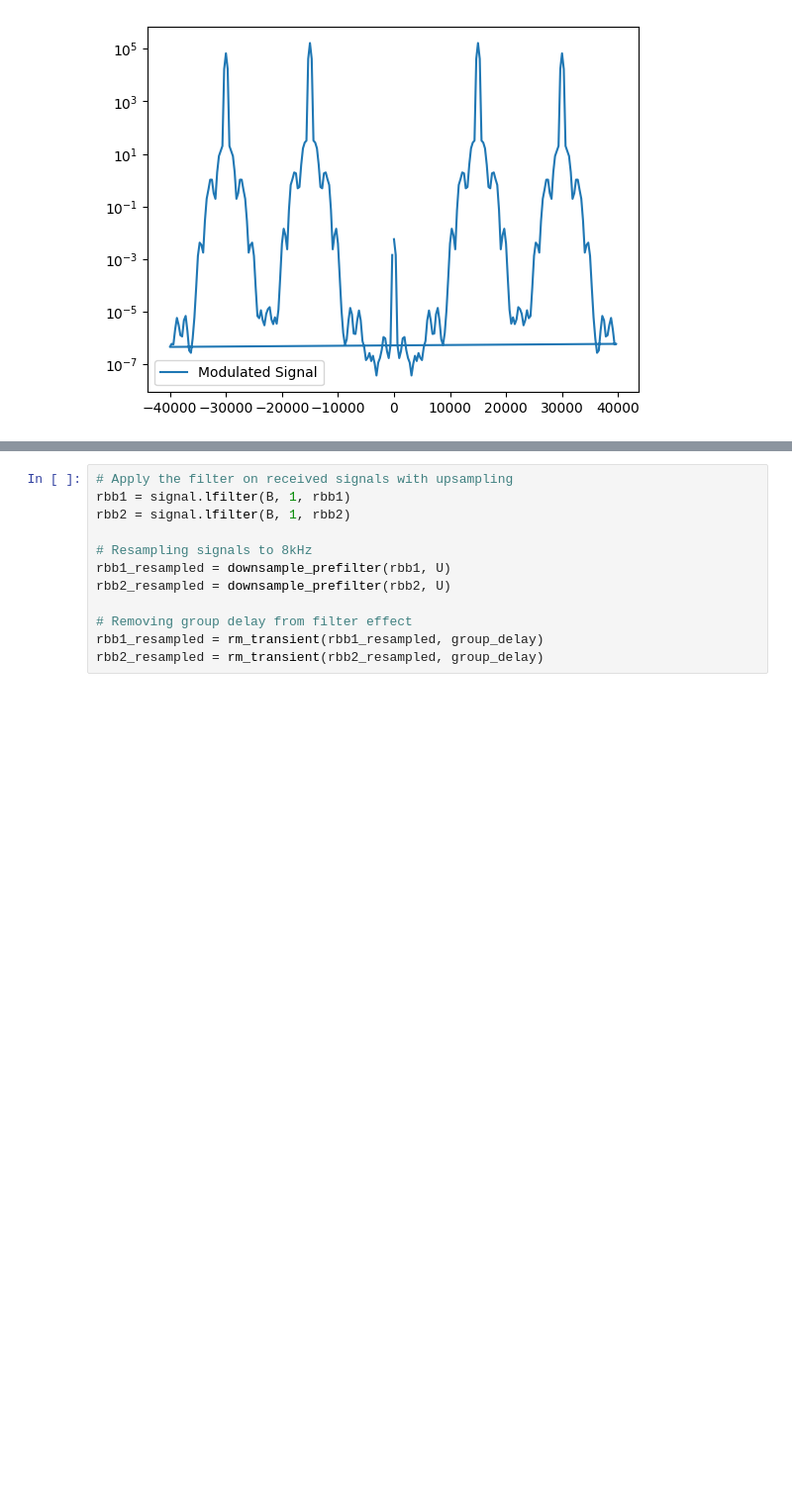
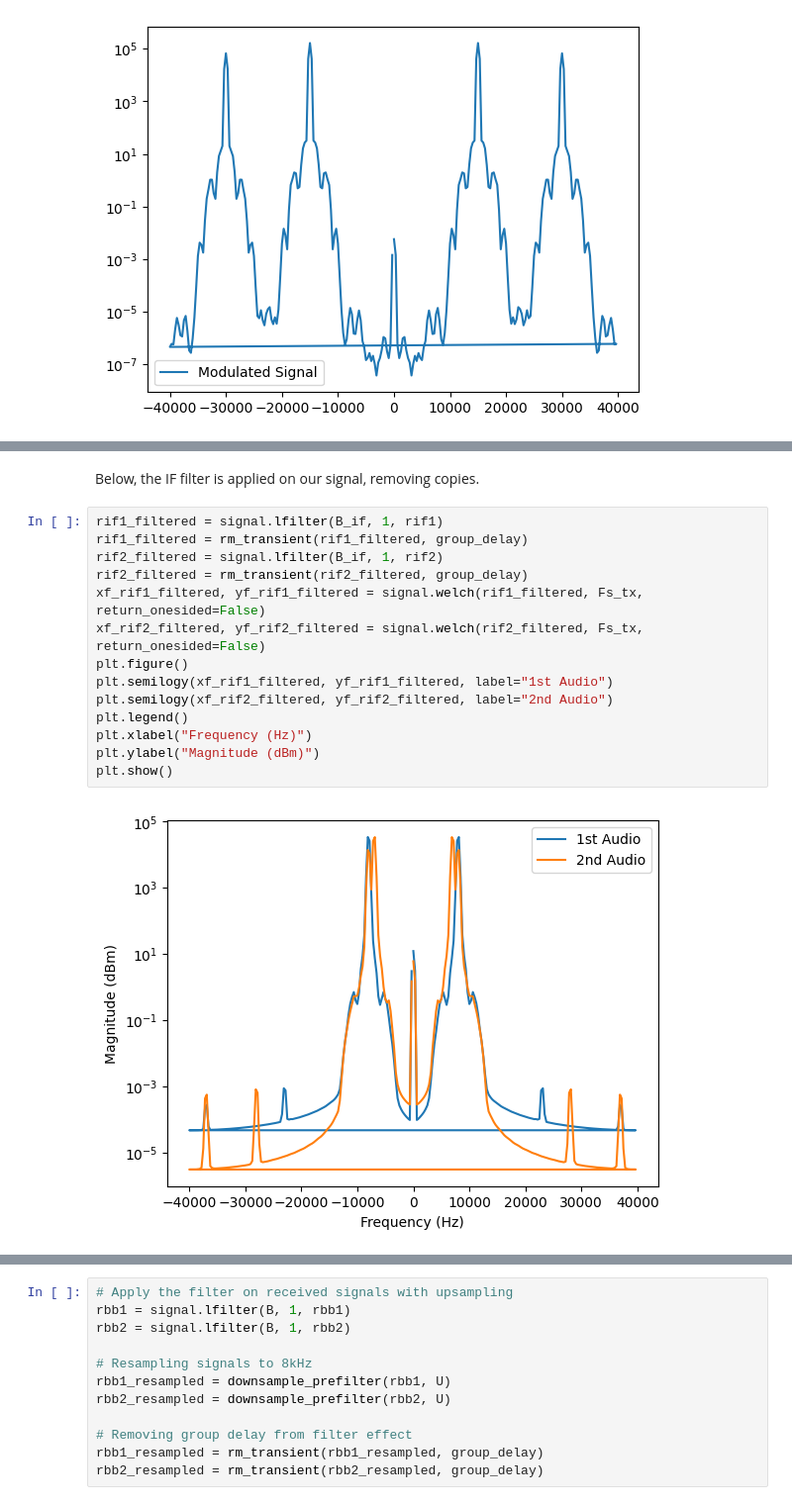
Before and after one commit to cleversonahum/digital_transmission_codes, a Jupyter notebook: codes/am-exercise-1.ipynb, the cells around one changed output, grey strips where cells are left out. Shown at 99% size. Drawn from its saved outputs; the diff is of its cells as text; blank space fills up the shorter version.

```diff
--- a/codes/am-exercise-1.ipynb
+++ b/codes/am-exercise-1.ipynb
@@ -320,0 +359,18 @@ rbb2 = rx*np.cos(2*np.pi*n*carriers[1]+phase)
+# %% [markdown]
+Below, the IF filter is applied on our signal, removing copies.
+# %%
+rif1_filtered = signal.lfilter(B_if, 1, rif1)
+rif1_filtered = rm_transient(rif1_filtered, group_delay)
+rif2_filtered = signal.lfilter(B_if, 1, rif2)
+rif2_filtered = rm_transient(rif2_filtered, group_delay)
+xf_rif1_filtered, yf_rif1_filtered = signal.welch(rif1_filtered, Fs_tx, return_onesided=False)
+xf_rif2_filtered, yf_rif2_filtered = signal.welch(rif2_filtered, Fs_tx, return_onesided=False)
+plt.figure()
+plt.semilogy(xf_rif1_filtered, yf_rif1_filtered, label="1st Audio")
+plt.semilogy(xf_rif2_filtered, yf_rif2_filtered, label="2nd Audio")
+plt.legend()
+plt.xlabel("Frequency (Hz)")
+plt.ylabel("Magnitude (dBm)")
+plt.show()
+# %% [output]
+[figure, added]
```
Also changed, not shown: parts of 17 cells of this notebook.
